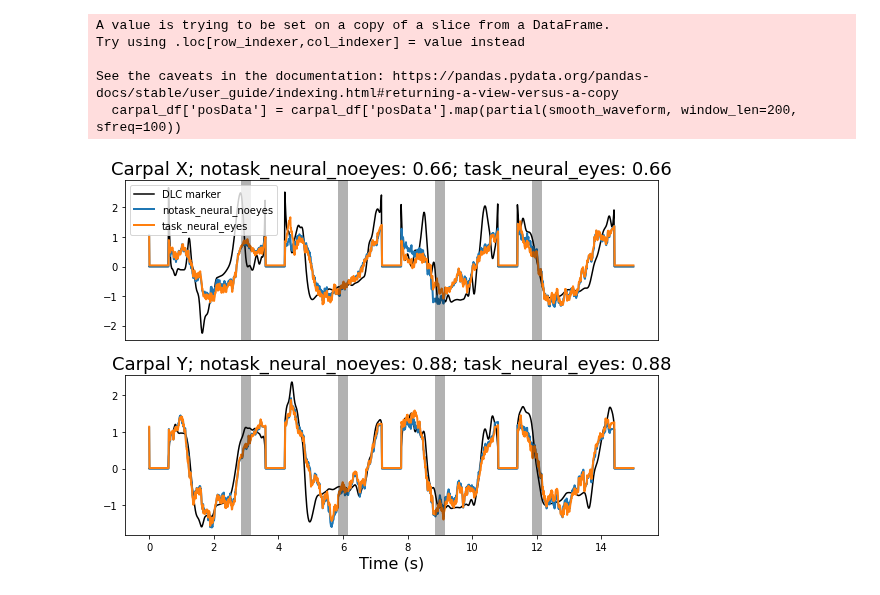
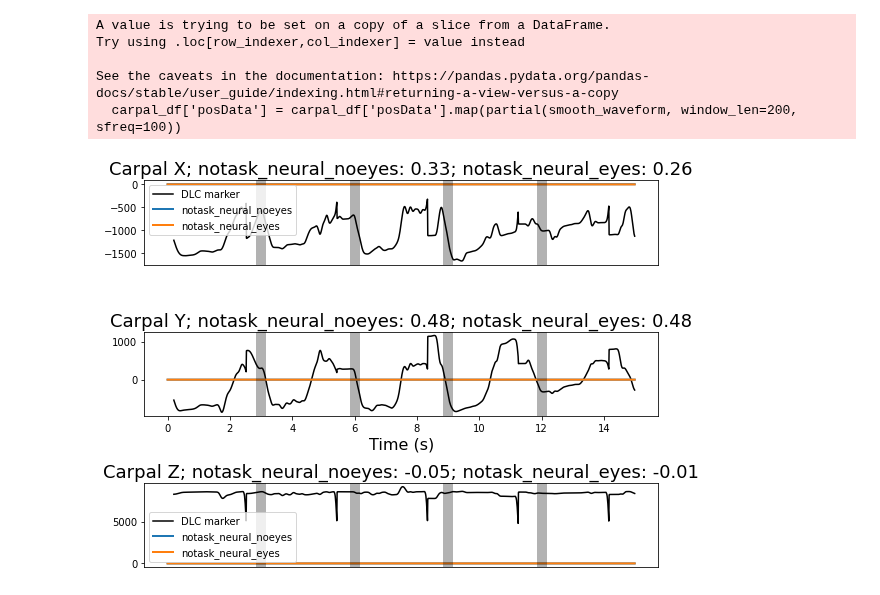
Before and after one commit to ntolley/SEE_decoding, a Jupyter notebook: notebooks/movement_decoding_rnn.ipynb, the cells around one changed output. Cells and saved outputs as stored; diff of their text form; code cells hidden in the pictures.

```diff
--- a/notebooks/movement_decoding_rnn.ipynb
+++ b/notebooks/movement_decoding_rnn.ipynb
@@ -189,7 +234,8 @@ def run_wiener(pred_df, neural_df, neural_offset, task_info=True):
   else:
     exclude_processing = None
 
-  data_arrays, generators = make_generators(pred_df, neural_df, neural_offset, exclude_processing, window_size=30)
+  data_arrays, generators = mocap_functions.make_generators(
+    pred_df, neural_df, neural_offset, cv_dict, metadata, exclude_neural=exclude_processing, window_size=10)
 
   # Unpack tuple into variables
   training_set, validation_set, testing_set = data_arrays
@@ -222,7 +268,8 @@ def run_rnn(pred_df, neural_df, neural_offset, task_info=True):
   else:
     exclude_processing = None
 
-  data_arrays, generators = make_generators(pred_df, neural_df, neural_offset, exclude_processing, window_size=30)
+  data_arrays, generators = mocap_functions.make_generators(
+    pred_df, neural_df, neural_offset, cv_dict, metadata, exclude_neural=exclude_processing, window_size=10)
 
   # Unpack tuple into variables
   training_set, validation_set, testing_set = data_arrays
@@ -237,8 +284,8 @@ def run_rnn(pred_df, neural_df, neural_offset, task_info=True):
   #Define hyperparameters
   lr = 1e-4
   weight_decay = 1e-5
-  hidden_dim = 10
-  dropout = 0.1
+  hidden_dim = 100
+  dropout = 0.5
   n_layers = 2
   max_epochs = 1000
   input_size = training_set[0][0].shape[1]
@@ -270,24 +317,15 @@ def run_rnn(pred_df, neural_df, neural_offset, task_info=True):
 # %% [markdown]
 ### Generate decoding results
 # %%
-neural_offset = 1
-
-carpal_df = kinematic_df[kinematic_df['name'].str.contains(pat='carpal')]
-carpal_df['posData'] = carpal_df['posData'].map(partial(smooth_waveform, window_len=200, sfreq=100))
-
-smooth_kinematic_df = kinematic_df.copy()
-smooth_kinematic_df['posData'] = kinematic_df['posData'].map(partial(smooth_waveform, window_len=200, sfreq=100))
-
-cond1 = 'notask_neural_noeyes'
-cond2 = 'task_neural_eyes'
+neural_offset = 20
 
 func_dict = {'wiener': run_wiener, 'rnn': run_rnn}
 #func_dict = {'wiener': run_wiener}
 
-df_dict = {'task_neural_noeyes': {'df': task_neural_noeyes_df, 'task_info': True},
+df_dict = {#'task_neural_noeyes': {'df': task_neural_noeyes_df, 'task_info': True},
            'notask_neural_noeyes': {'df': notask_neural_noeyes_df, 'task_info': False},
-           'notask_neural_eyes': {'df': notask_neural_eyes_df, 'task_info': False},
-           'task_neural_eyes': {'df': notask_neural_eyes_df, 'task_info': True}}
+           'notask_neural_eyes': {'df': notask_neural_eyes_df, 'task_info': False},}
+           #'task_neural_eyes': {'df': notask_neural_eyes_df, 'task_info': True}}
 decode_results = dict()
 for func_name, func in func_dict.items():
     decode_results[func_name] = dict()
@@ -330,7 +365,8 @@ carpal_df['posData'] = carpal_df['posData'].map(partial(smooth_waveform, window_
 exclude_processing = np.zeros(len(neural_df['unit'].unique()))
 exclude_processing[-8:] = np.ones(8)
 exclude_processing = exclude_processing.astype(bool)
-data_arrays, generators = make_generators(carpal_df, neural_df, neural_offset, exclude_processing, window_size=30)
+data_arrays, generators = mocap_functions.make_generators(
+    carpal_df, neural_df, neural_offset, cv_dict, metadata, exclude_neural=exclude_processing, window_size=10)
 
 # Unpack tuple into variables
 training_set, validation_set, testing_set = data_arrays
@@ -350,35 +386,37 @@ See the caveats in the documentation: https://pandas.pydata.org/pandas-docs/stab
   carpal_df['posData'] = carpal_df['posData'].map(partial(smooth_waveform, window_len=200, sfreq=100))
 # %%
 plt.figure(figsize=(8, 6))
-tstart = 300
+tstart = 1200
 bounds = np.arange(tstart, tstart + 1500)
 x_vals = np.arange(len(bounds))/100
 
-decoder_type = 'wiener'
+decoder_type = 'rnn'
+cond1 = 'notask_neural_noeyes'
+cond2 = 'notask_neural_eyes'
 
 marker_names = ['Carpal X', 'Carpal Y', 'Carpal Z']
-for col_idx in range(2):
-    plt.subplot(2, 1, col_idx+1)
-    plt.plot(x_vals, y_test_data[bounds, col_idx], color='k', label='DLC marker')
+for col_idx in range(3):
+    plt.subplot(3, 1, col_idx+1)
+    plt.plot(x_vals[neural_offset:], y_test_data[bounds[:-neural_offset], col_idx], color='k', label='DLC marker')
     plt.plot(x_vals, decode_results[decoder_type][cond1]['test_pred'][bounds, col_idx], color='C0', linewidth=2, label=cond1)
     plt.plot(x_vals, decode_results[decoder_type][cond2]['test_pred'][bounds, col_idx], color='C1', linewidth=2, label=cond2)
 
     layout_corr = np.round(decode_results[decoder_type][cond1]['test_corr'][col_idx], 2)
     nolayout_corr = np.round(decode_results[decoder_type][cond2]['test_corr'][col_idx], 2)
     plt.title(f"{marker_names[col_idx]}; {cond1}: {layout_corr}; {cond2}: {nolayout_corr}", fontsize=18)
 
     if col_idx == 1:
         plt.xlabel('Time (s)', fontsize=16)
     else:
         plt.xticks([])
         plt.legend()
 
     plt.ylim(plt.ylim())
     plt.xlim(plt.xlim())
 
-    plt.vlines(x=[3, 6, 9, 12],ymin=-10, ymax=10, color='k', linewidth=10, linestyle='-', alpha=0.3)
+    plt.vlines(x=[3, 6, 9, 12],ymin=-10000, ymax=100000, color='k', linewidth=10, linestyle='-', alpha=0.3)
 plt.tight_layout()
 plt.savefig(f'movement_decoding_final.svg')
 # %% [output]
-[figure, old version]
+[figure, new version]
 # %%
```
Also changed, not shown: parts of 9 cells of this notebook, 4 other files.
